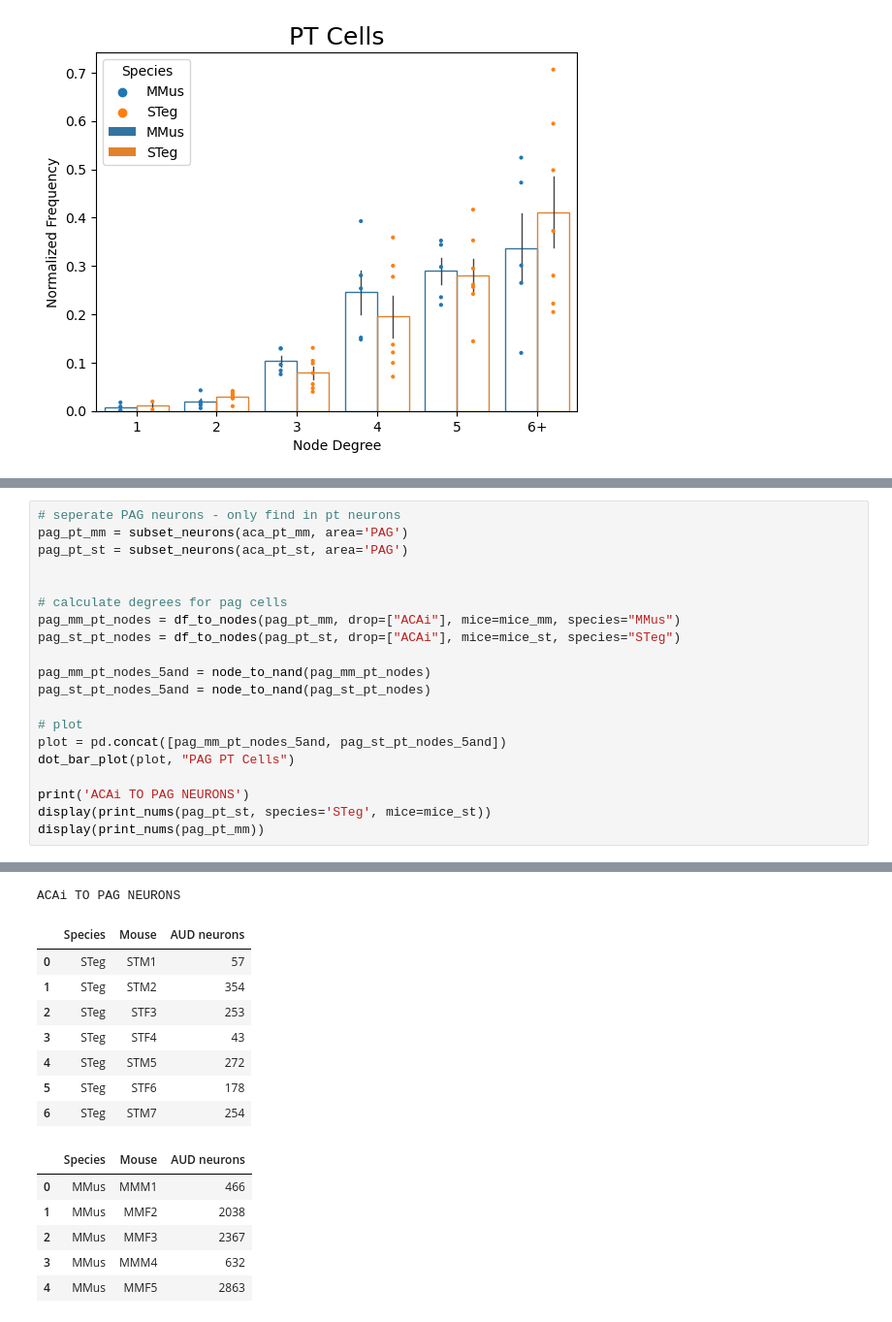
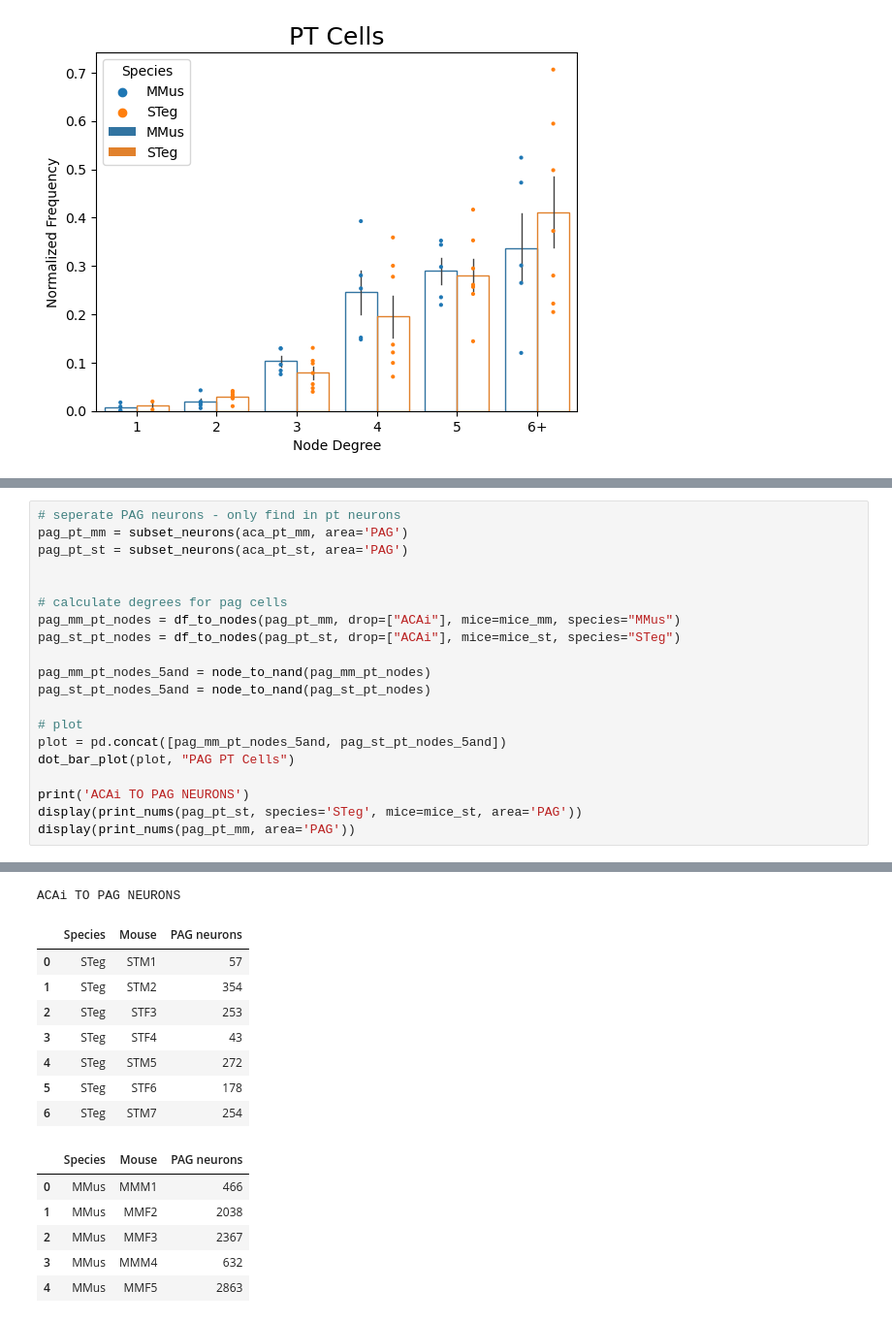
Before and after one commit to eisko/MAPseq_analysis, a Jupyter notebook: M194_M220_ACA_SC2.ipynb, the cells around one changed output, grey strips where cells are left out. Shown at 97% size. Cells and saved outputs as stored; diff of their text form.

```diff
--- a/M194_M220_ACA_SC2.ipynb
+++ b/M194_M220_ACA_SC2.ipynb
@@ -305,27 +293,27 @@ ACAi TO OMCc NEURONS
 # %%
 # seperate PAG neurons - only find in pt neurons
 pag_pt_mm = subset_neurons(aca_pt_mm, area='PAG')
 pag_pt_st = subset_neurons(aca_pt_st, area='PAG')
 
 
 # calculate degrees for pag cells
 pag_mm_pt_nodes = df_to_nodes(pag_pt_mm, drop=["ACAi"], mice=mice_mm, species="MMus")
 pag_st_pt_nodes = df_to_nodes(pag_pt_st, drop=["ACAi"], mice=mice_st, species="STeg")
 
 pag_mm_pt_nodes_5and = node_to_nand(pag_mm_pt_nodes)
 pag_st_pt_nodes_5and = node_to_nand(pag_st_pt_nodes)
 
 # plot
 plot = pd.concat([pag_mm_pt_nodes_5and, pag_st_pt_nodes_5and])
 dot_bar_plot(plot, "PAG PT Cells")
 
 print('ACAi TO PAG NEURONS')
-display(print_nums(pag_pt_st, species='STeg', mice=mice_st))
-display(print_nums(pag_pt_mm))
+display(print_nums(pag_pt_st, species='STeg', mice=mice_st, area='PAG'))
+display(print_nums(pag_pt_mm, area='PAG'))
 # %% [output]
 [figure]
 ACAi TO PAG NEURONS
-|  | Species | Mouse | AUD neurons |
+|  | Species | Mouse | PAG neurons |
 | 0 | STeg | STM1 | 57 |
 | 1 | STeg | STM2 | 354 |
 | 2 | STeg | STF3 | 253 |
@@ -333,7 +321,7 @@ ACAi TO PAG NEURONS
 | 4 | STeg | STM5 | 272 |
 | 5 | STeg | STF6 | 178 |
 | 6 | STeg | STM7 | 254 |
-|  | Species | Mouse | AUD neurons |
+|  | Species | Mouse | PAG neurons |
 | 0 | MMus | MMM1 | 466 |
 | 1 | MMus | MMF2 | 2038 |
 | 2 | MMus | MMF3 | 2367 |
```
Also changed, not shown: parts of 4 cells of this notebook, 1 other file.
